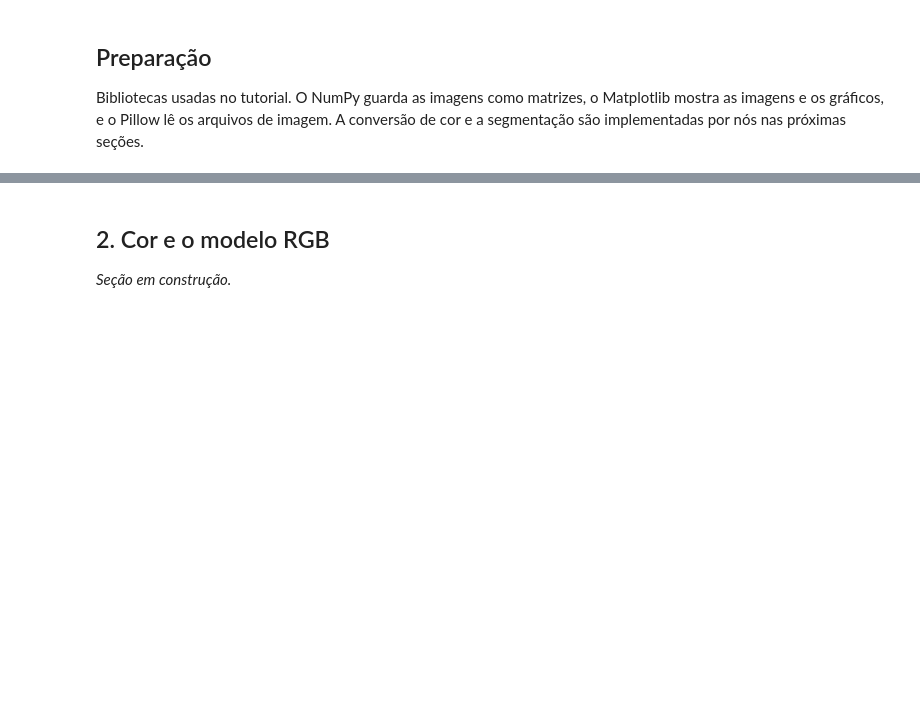
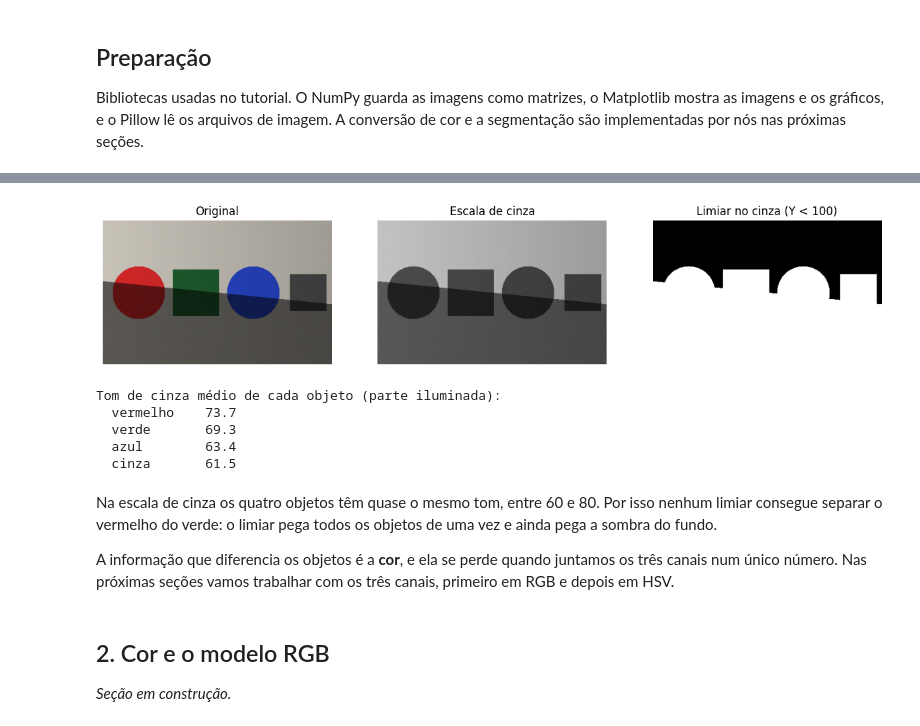
Before and after one commit to Joaogmos/computacao-visual-projeto2, a Jupyter notebook: tutorial_segmentacao_cor.ipynb, the cells around one changed output, grey strips where cells are left out. Drawn from its saved outputs; the diff is of its cells as text; code cells hidden in the pictures; blank space fills up the shorter version.

Commit message:
Escreve secao de motivacao com o limiar em escala de cinza
Mostra que os quatro objetos tem quase o mesmo tom de cinza e que o limiar do blog nao consegue separar um objeto pela cor.

```diff
--- a/tutorial_segmentacao_cor.ipynb
+++ b/tutorial_segmentacao_cor.ipynb
@@ -98,3 +106,37 @@ plt.show()
+# %%
+def para_cinza(img):
+    rgb = img.astype(float)
+    return 0.2125 * rgb[..., 0] + 0.7154 * rgb[..., 1] + 0.0721 * rgb[..., 2]
+
+
+cinza = para_cinza(img_sint)
+mascara_cinza = cinza < 100
+
+fig, eixos = plt.subplots(1, 3, figsize=(15, 3.6))
+eixos[0].imshow(img_sint)
+eixos[0].set_title("Original")
+eixos[1].imshow(cinza, cmap="gray", vmin=0, vmax=255)
+eixos[1].set_title("Escala de cinza")
+eixos[2].imshow(mascara_cinza, cmap="gray")
+eixos[2].set_title("Limiar no cinza (Y < 100)")
+for eixo in eixos:
+    eixo.axis("off")
+plt.show()
+
+print("Tom de cinza médio de cada objeto (parte iluminada):")
+for nome, regiao in gabarito.items():
+    print(f"  {nome:9s} {cinza[regiao & ~sombra].mean():6.1f}")
+# %% [output]
+[figure, added]
+Tom de cinza médio de cada objeto (parte iluminada):
+  vermelho    73.7
+  verde       69.3
+  azul        63.4
+  cinza       61.5
+# %% [markdown]
+Na escala de cinza os quatro objetos têm quase o mesmo tom, entre 60 e 80. Por isso nenhum limiar consegue separar o vermelho do verde: o limiar pega todos os objetos de uma vez e ainda pega a sombra do fundo.
+
+A informação que diferencia os objetos é a **cor**, e ela se perde quando juntamos os três canais num único número. Nas próximas seções vamos trabalhar com os três canais, primeiro em RGB e depois em HSV.
 # %% [markdown]
 <a id="secao2"></a>
 
```
Also changed, not shown: parts of 5 cells of this notebook.
